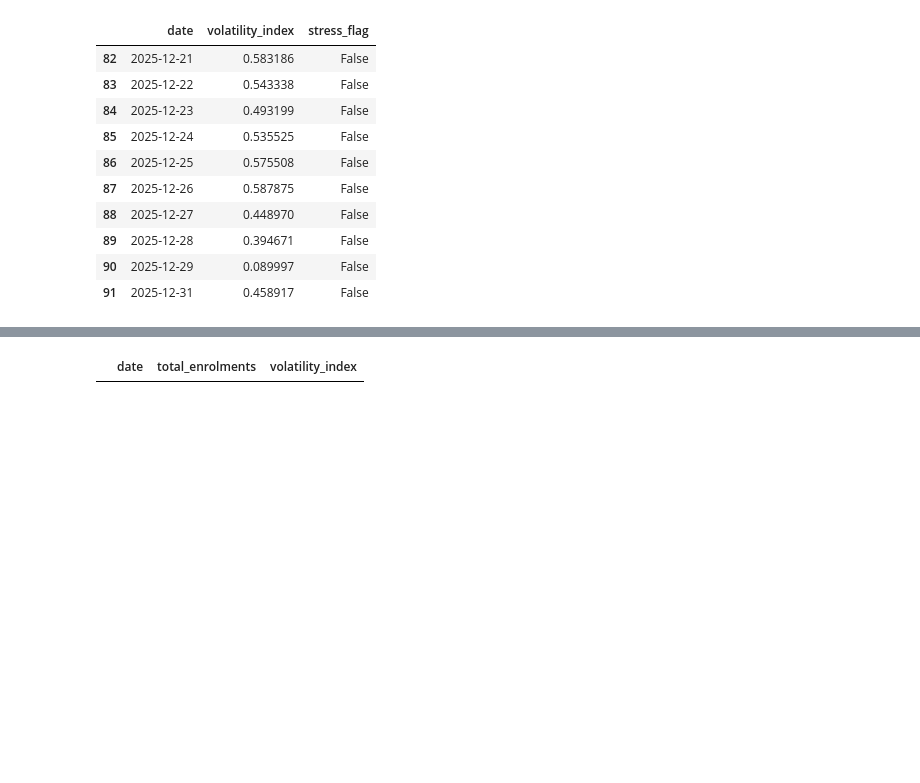
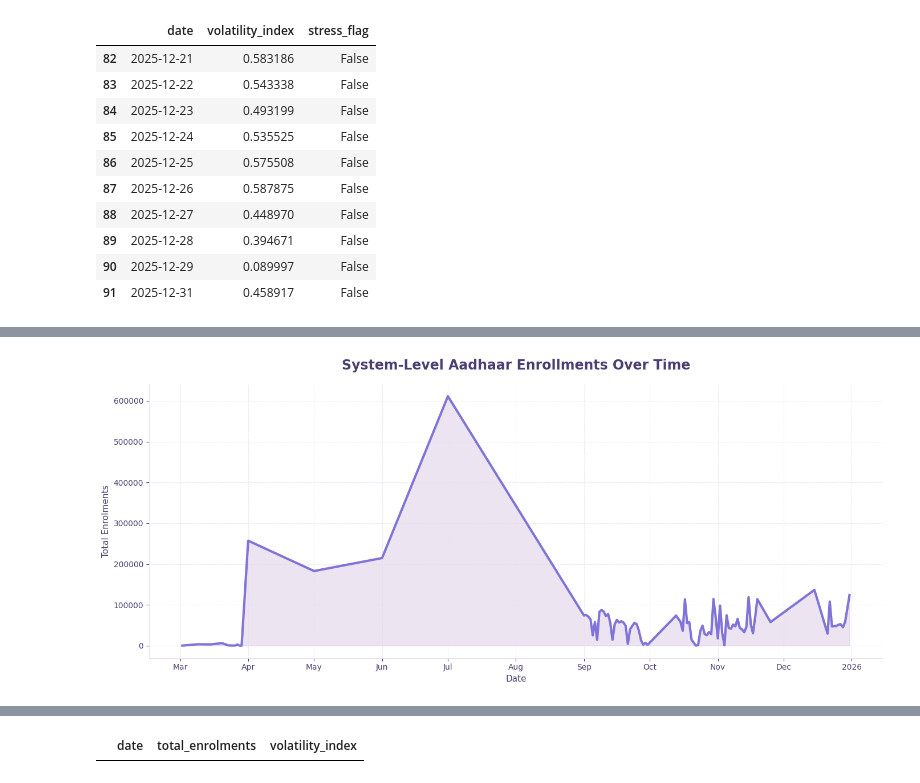
Before and after one commit to akaSakshi/Aadhar-card-dataAnalysis-UAIDI-Hackathon-project, a Jupyter notebook: Notebook/enrollment_data_analysis.ipynb, the cells around one changed output, grey strips where cells are left out. Cells and saved outputs as stored; diff of their text form; code cells hidden in the pictures; blank space fills up the shorter version.

```diff
--- a/Notebook/enrollment_data_analysis.ipynb
+++ b/Notebook/enrollment_data_analysis.ipynb
@@ -596,0 +276,85 @@ plt.show()
+# %%
+import matplotlib.pyplot as plt
+import mplcursors
+import matplotlib.dates as mdates
+
+# 🎨 Refined pastel dashboard palette
+PURPLE = "#7B6ED6"
+LAVENDER = "#CDB4DB"
+PINK = "#FFAFCC"
+GRID = "#EADCF5"
+TEXT = "#4B3F72"
+
+fig, ax = plt.subplots(figsize=(14, 6))
+
+# Main line (clean & confident)
+line, = ax.plot(
+    daily_core["date"],
+    daily_core["total_enrolments"],
+    color=PURPLE,
+    linewidth=3,
+    alpha=0.95
+)
+
+# Soft area fill (lighter & airy)
+ax.fill_between(
+    daily_core["date"],
+    daily_core["total_enrolments"],
+    color=LAVENDER,
+    alpha=0.35
+)
+
+# Titles
+ax.set_title(
+    "System-Level Aadhaar Enrollments Over Time",
+    fontsize=17,
+    fontweight="bold",
+    color=TEXT,
+    pad=18
+)
+
+ax.set_xlabel("Date", fontsize=11, color=TEXT)
+ax.set_ylabel("Total Enrolments", fontsize=11, color=TEXT)
+
+# Grid
+ax.grid(
+    True,
+    linestyle="--",
+    linewidth=0.6,
+    color=GRID,
+    alpha=0.9
+)
+
+# Clean spines
+for spine in ["top", "right"]:
+    ax.spines[spine].set_visible(False)
+ax.spines["left"].set_color(GRID)
+ax.spines["bottom"].set_color(GRID)
+
+ax.tick_params(colors=TEXT)
+
+# Improve date formatting
+ax.xaxis.set_major_locator(mdates.AutoDateLocator())
+ax.xaxis.set_major_formatter(mdates.ConciseDateFormatter(ax.xaxis.get_major_locator()))
+
+# ✨ Hover interaction (clean + readable)
+cursor = mplcursors.cursor(line, hover=True)
+
+@cursor.connect("add")
+def on_add(sel):
+    x, y = sel.target
+    sel.annotation.set_text(
+        f"Date: {mdates.num2date(x).strftime('%d %b %Y')}\n"
+        f"Enrolments: {int(y):,}"
+    )
+    sel.annotation.get_bbox_patch().set(
+        fc="white",
+        ec=PURPLE,
+        lw=1.2,
+        alpha=0.95
+    )
+
+plt.tight_layout()
+plt.show()
+# %% [output]
+[figure, added]
```
Also changed, not shown: parts of 32 cells of this notebook.
